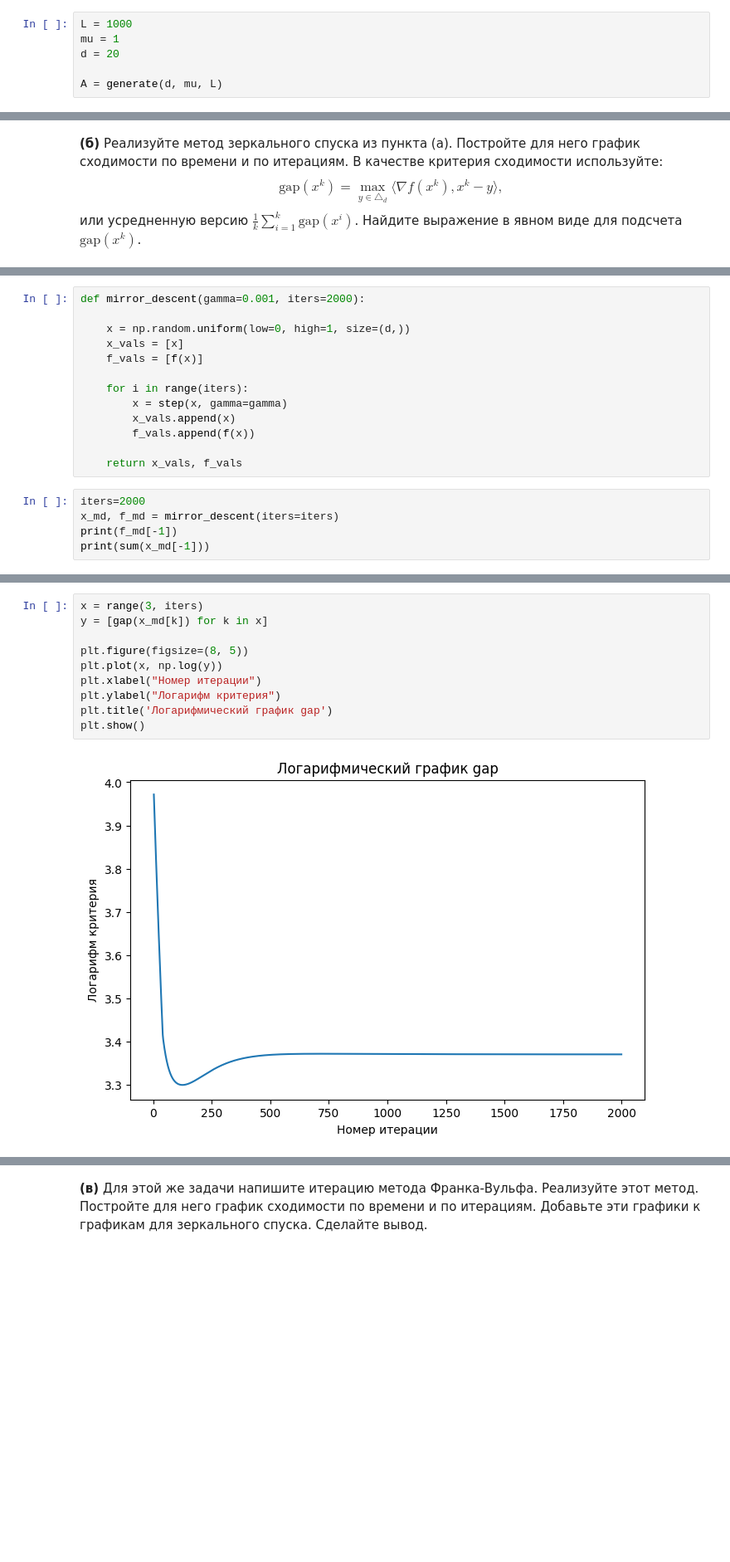
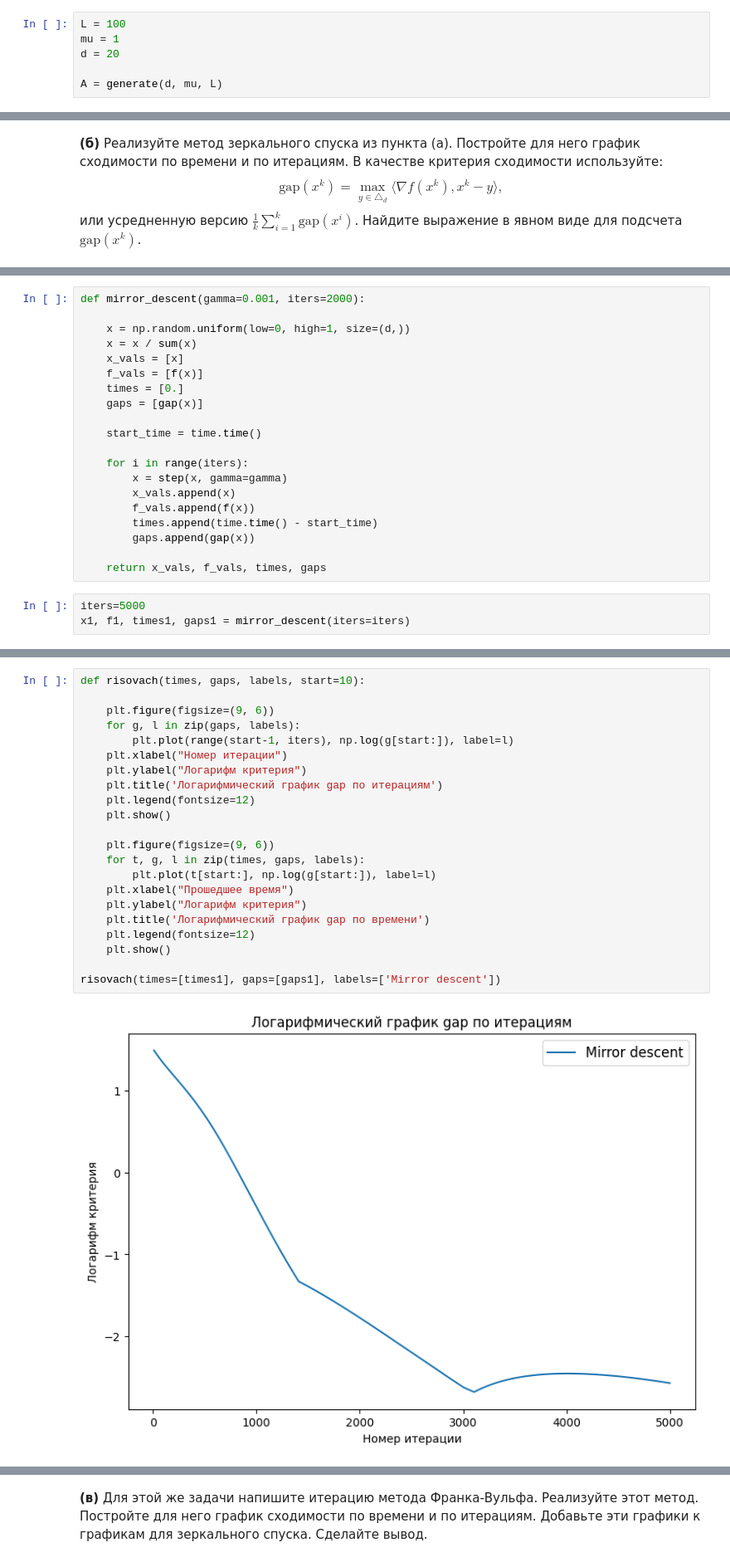
Before and after one commit to featztex/optimization, a Jupyter notebook: hw/Emelyanov_HW_4.ipynb, the cells around one changed output, grey strips where cells are left out. Shown: that part at 83% size. Drawn from its saved outputs; the diff is of its cells as text; blank space fills up the shorter version.

```diff
--- a/hw/Emelyanov_HW_4.ipynb
+++ b/hw/Emelyanov_HW_4.ipynb
@@ -77,5 +69,5 @@ def step(x, gamma):
 # %%
-L = 1000
+L = 100
 mu = 1
 d = 20
 
@@ -112,17 +113,22 @@ def gap(x):
 def mirror_descent(gamma=0.001, iters=2000):
 
     x = np.random.uniform(low=0, high=1, size=(d,))
+    x = x / sum(x)
     x_vals = [x]
     f_vals = [f(x)]
+    times = [0.]
+    gaps = [gap(x)]
+
+    start_time = time.time()
 
     for i in range(iters):
         x = step(x, gamma=gamma)
         x_vals.append(x)
         f_vals.append(f(x))
+        times.append(time.time() - start_time)
+        gaps.append(gap(x))
 
-    return x_vals, f_vals
+    return x_vals, f_vals, times, gaps
 # %%
-iters=2000
-x_md, f_md = mirror_descent(iters=iters)
-print(f_md[-1])
-print(sum(x_md[-1]))
+iters=5000
+x1, f1, times1, gaps1 = mirror_descent(iters=iters)
@@ -132,12 +135,24 @@ print(sum(x_md[-1]))
 # %%
-x = range(3, iters)
-y = [gap(x_md[k]) for k in x]
+def risovach(times, gaps, labels, start=10):
 
-plt.figure(figsize=(8, 5))
-plt.plot(x, np.log(y))
-plt.xlabel("Номер итерации")
-plt.ylabel("Логарифм критерия")
-plt.title('Логарифмический график gap')
-plt.show()
+    plt.figure(figsize=(9, 6))
+    for g, l in zip(gaps, labels):
+        plt.plot(range(start-1, iters), np.log(g[start:]), label=l)
+    plt.xlabel("Номер итерации")
+    plt.ylabel("Логарифм критерия")
+    plt.title('Логарифмический график gap по итерациям')
+    plt.legend(fontsize=12)
+    plt.show()
+
+    plt.figure(figsize=(9, 6))
+    for t, g, l in zip(times, gaps, labels):
+        plt.plot(t[start:], np.log(g[start:]), label=l)
+    plt.xlabel("Прошедшее время")
+    plt.ylabel("Логарифм критерия")
+    plt.title('Логарифмический график gap по времени')
+    plt.legend(fontsize=12)
+    plt.show()
+
+risovach(times=[times1], gaps=[gaps1], labels=['Mirror descent'])
 # %% [output]
-[figure, old version]
+[figure, new version]
```
Also changed, not shown: parts of 17 cells of this notebook.
